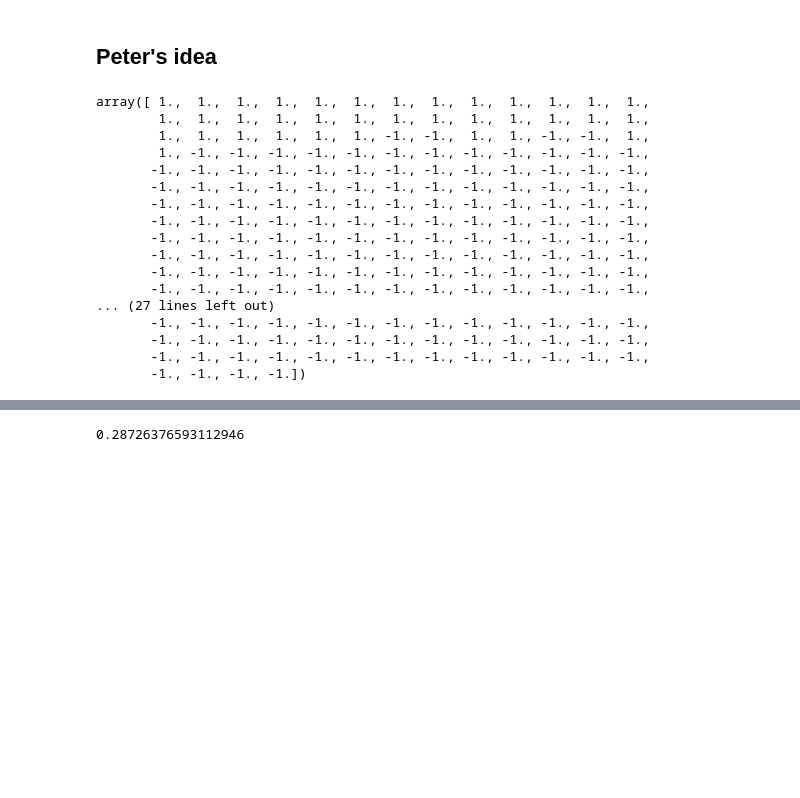
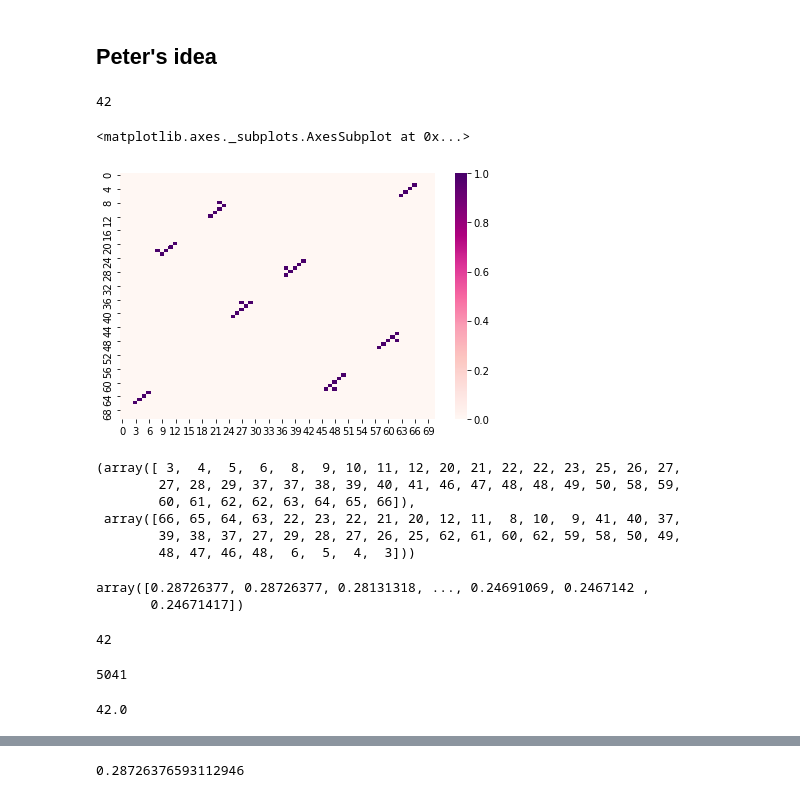
Before and after one commit to steffanpaul/rna_secstructure_code, a Jupyter notebook: bpfilter_dev/bplearning metric.ipynb, the cells around one changed output, grey strips where cells are left out. Drawn from its saved outputs; the diff is of its cells as text; code cells hidden in the pictures; blank space fills up the shorter version.

```diff
--- a/bpfilter_dev/bplearning metric.ipynb
+++ b/bpfilter_dev/bplearning metric.ipynb
@@ -312,22 +319,53 @@ sb.heatmap(bp.makeprob(bp_hols_avg))
 # %% [markdown]
 ## Peter's idea
-# %%
-ac_stretch[bp_index][:550]
-# %% [output]
-array([ 1.,  1.,  1.,  1.,  1.,  1.,  1.,  1.,  1.,  1.,  1.,  1.,  1.,
-        1.,  1.,  1.,  1.,  1.,  1.,  1.,  1.,  1.,  1.,  1.,  1.,  1.,
-        1.,  1.,  1.,  1.,  1.,  1., -1., -1.,  1.,  1., -1., -1.,  1.,
-        1., -1., -1., -1., -1., -1., -1., -1., -1., -1., -1., -1., -1.,
-       -1., -1., -1., -1., -1., -1., -1., -1., -1., -1., -1., -1., -1.,
-       -1., -1., -1., -1., -1., -1., -1., -1., -1., -1., -1., -1., -1.,
-       -1., -1., -1., -1., -1., -1., -1., -1., -1., -1., -1., -1., -1.,
-       -1., -1., -1., -1., -1., -1., -1., -1., -1., -1., -1., -1., -1.,
-       -1., -1., -1., -1., -1., -1., -1., -1., -1., -1., -1., -1., -1.,
-       -1., -1., -1., -1., -1., -1., -1., -1., -1., -1., -1., -1., -1.,
-       -1., -1., -1., -1., -1., -1., -1., -1., -1., -1., -1., -1., -1.,
-       -1., -1., -1., -1., -1., -1., -1., -1., -1., -1., -1., -1., -1.,
-... (27 lines left out)
-       -1., -1., -1., -1., -1., -1., -1., -1., -1., -1., -1., -1., -1.,
-       -1., -1., -1., -1., -1., -1., -1., -1., -1., -1., -1., -1., -1.,
-       -1., -1., -1., -1., -1., -1., -1., -1., -1., -1., -1., -1., -1.,
-       -1., -1., -1., -1.])
+# %%
+numbp
+# %% [output]
+42
+# %%
+#unravel the wc plot
+bp_stretch = np.ravel(C)
+#get the highest scores indices
+bp_index = np.argsort(bp_stretch)[::-1]
+#get the ranking of each score
+bp_rank = np.argsort(bp_index)
+#reshape into the wc shape
+bp_rank = bp_rank.reshape(C.shape)
+# %%
+#open a new matrix that will show the coloring of the ranks in two groups
+bp_shade = np.zeros_like(bp_rank)
+#shade in the high ranked
+bp_shade[np.where(bp_rank<numbp)] = 1
+
+#visualize
+plt.figure()
+sb.heatmap(bp_shade, cmap='RdPu')
+# %% [output]
+<matplotlib.axes._subplots.AxesSubplot at 0x...>
+[figure, added]
+# %%
+np.where(bp_rank<numbp)
+# %% [output]
+(array([ 3,  4,  5,  6,  8,  9, 10, 11, 12, 20, 21, 22, 22, 23, 25, 26, 27,
+        27, 28, 29, 37, 37, 38, 39, 40, 41, 46, 47, 48, 48, 49, 50, 58, 59,
+        60, 61, 62, 62, 63, 64, 65, 66]),
+ array([66, 65, 64, 63, 22, 23, 22, 21, 20, 12, 11,  8, 10,  9, 41, 40, 37,
+        39, 38, 37, 27, 29, 28, 27, 26, 25, 62, 61, 60, 62, 59, 58, 50, 49,
+        48, 47, 46, 48,  6,  5,  4,  3]))
+# %%
+bp_stretch[bp_index]
+# %% [output]
+array([0.28726377, 0.28726377, 0.28131318, ..., 0.24691069, 0.2467142 ,
+       0.24671417])
+# %%
+numbp
+# %% [output]
+42
+# %%
+len(bp_stretch)
+# %% [output]
+5041
+# %%
+np.sum(ac_stretch[bp_index][:numbp*500])
+# %% [output]
+42.0
```
Also changed, not shown: parts of 8 cells of this notebook, 8 other files.
